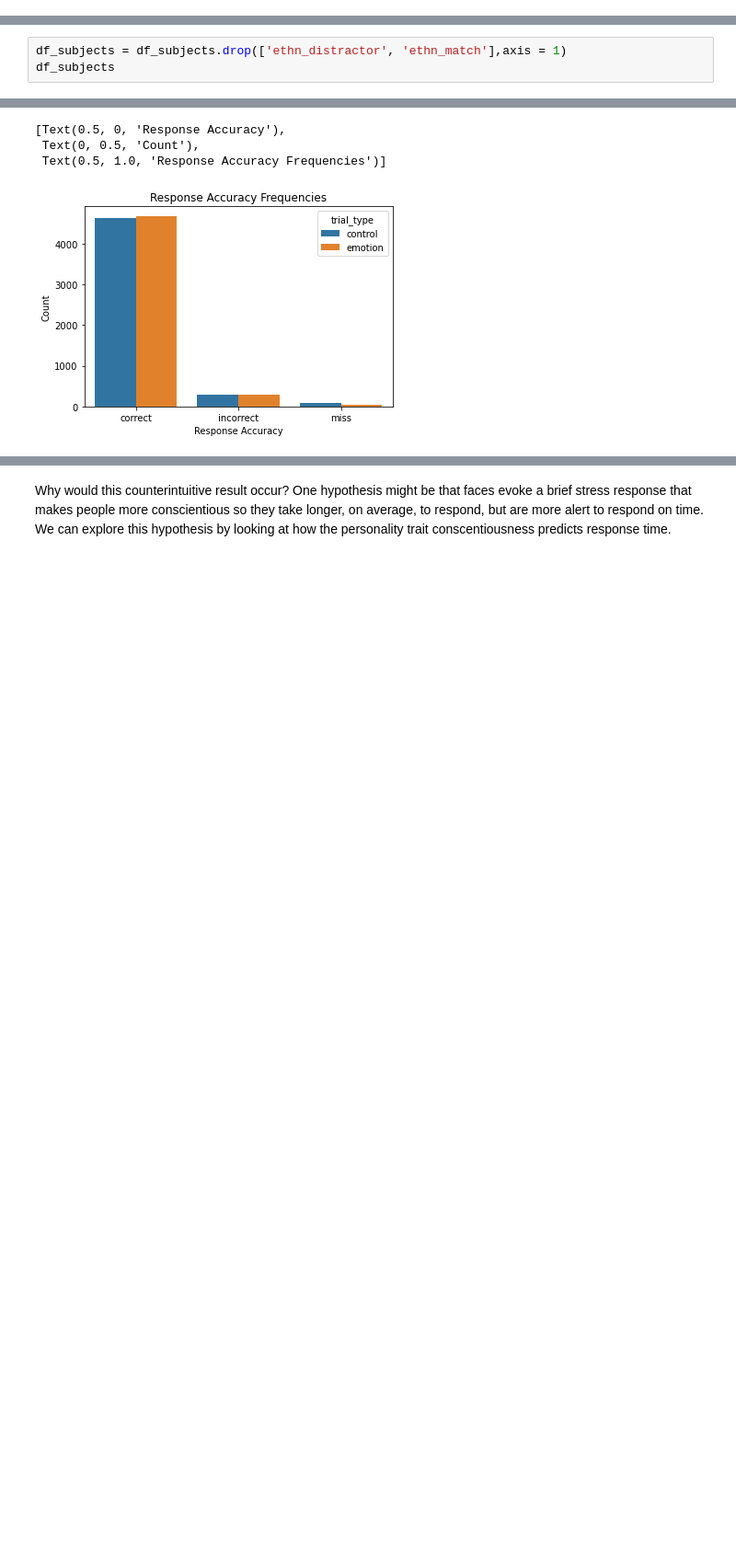
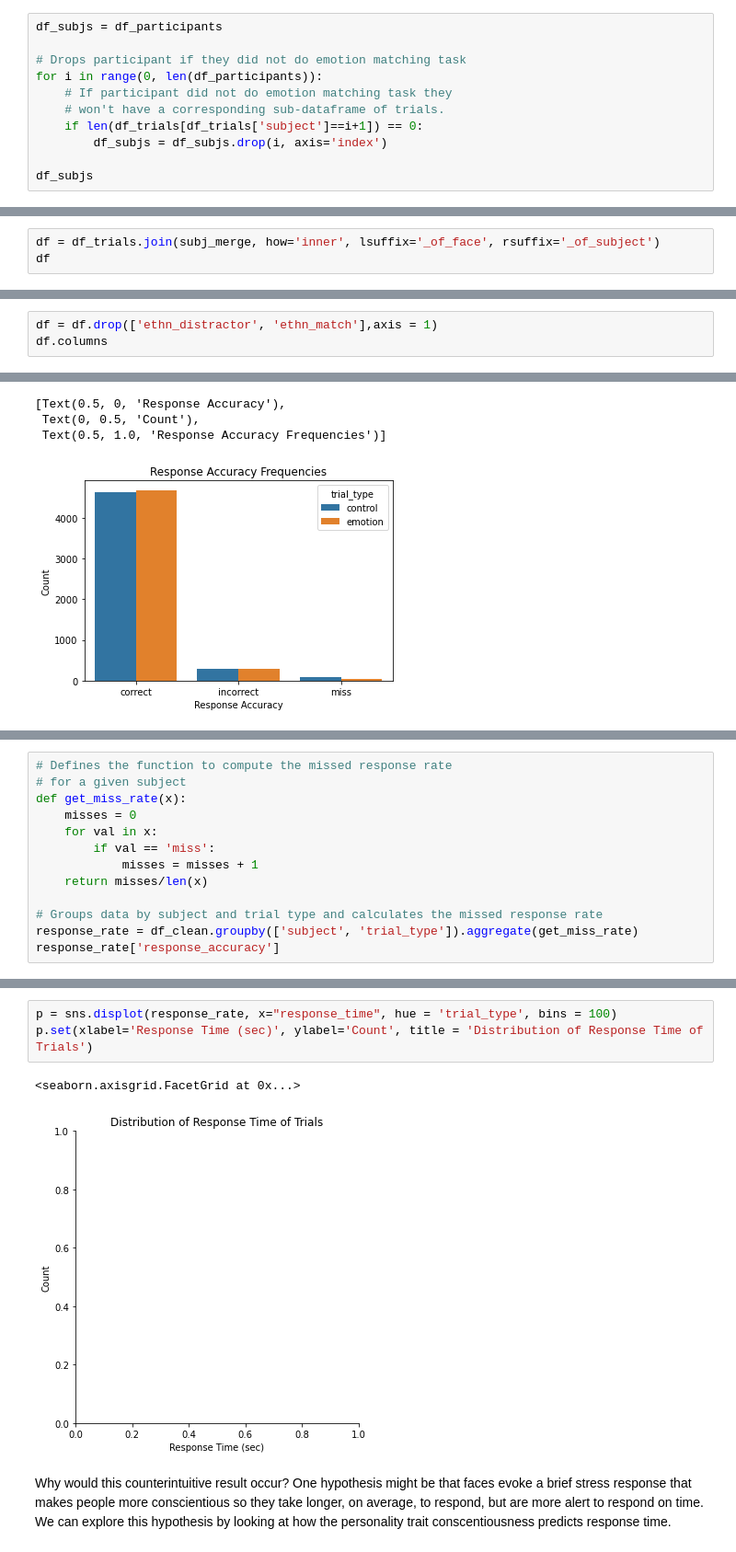
Before and after one commit to LIKarpa/LIKarpa.github.io, a Jupyter notebook: Final Tutorial.ipynb, the cells around one changed output, grey strips where cells are left out. Shown at 92% size. Cells and saved outputs as stored; diff of their text form; blank space fills up the shorter version.

Commit message:
Data Management Polished

```diff
--- a/Final Tutorial.ipynb
+++ b/Final Tutorial.ipynb
@@ -189,0 +130,11 @@ df
+# %%
+df_subjs = df_participants
+
+# Drops participant if they did not do emotion matching task
+for i in range(0, len(df_participants)):
+    # If participant did not do emotion matching task they
+    # won't have a corresponding sub-dataframe of trials.
+    if len(df_trials[df_trials['subject']==i+1]) == 0:
+        df_subjs = df_subjs.drop(i, axis='index')
+
+df_subjs
@@ -189,0 +187,3 @@ df
+# %%
+df = df_trials.join(subj_merge, how='inner', lsuffix='_of_face', rsuffix='_of_subject')
+df
@@ -200,4 +228,4 @@ It is unclear where these variables came from, but because the AOMIC paper was p
 # %%
-df_subjects = df_subjects.drop(['ethn_distractor', 'ethn_match'],axis = 1)
-df_subjects
+df = df.drop(['ethn_distractor', 'ethn_match'],axis = 1)
+df.columns
 # %% [output]
@@ -407,0 +460,13 @@ p.set(xlabel='Response Accuracy', ylabel='Count', title = 'Response Accuracy Fre
+# %%
+# Defines the function to compute the missed response rate
+# for a given subject
+def get_miss_rate(x):
+    misses = 0
+    for val in x:
+        if val == 'miss':
+            misses = misses + 1
+    return misses/len(x)
+
+# Groups data by subject and trial type and calculates the missed response rate
+response_rate = df_clean.groupby(['subject', 'trial_type']).aggregate(get_miss_rate)
+response_rate['response_accuracy']
@@ -408,3 +487,9 @@ p.set(xlabel='Response Accuracy', ylabel='Count', title = 'Response Accuracy Fre
+# %%
+p = sns.displot(response_rate, x="response_time", hue = 'trial_type', bins = 100)
+p.set(xlabel='Response Time (sec)', ylabel='Count', title = 'Distribution of Response Time of Trials')
+# %% [output]
+<seaborn.axisgrid.FacetGrid at 0x...>
+[figure, added]
 # %% [markdown]
 Why would this counterintuitive result occur? One hypothesis might be that faces evoke a brief stress response that makes people more conscientious so they take longer, on average, to respond, but are more alert to respond on time. We can explore this hypothesis by looking at how the personality trait conscentiousness predicts response time.
 # %% [markdown]
```
Also changed, not shown: parts of 115 cells of this notebook.
